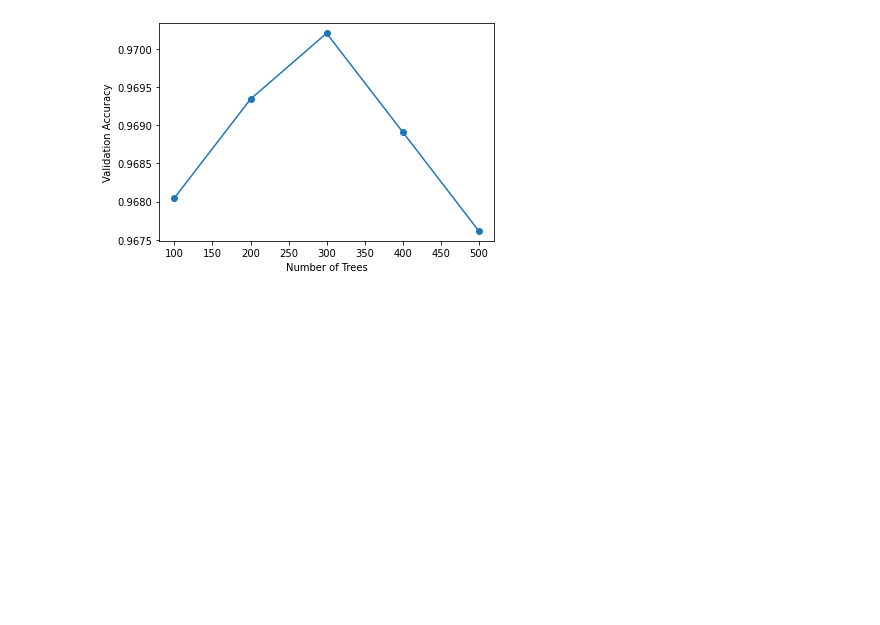
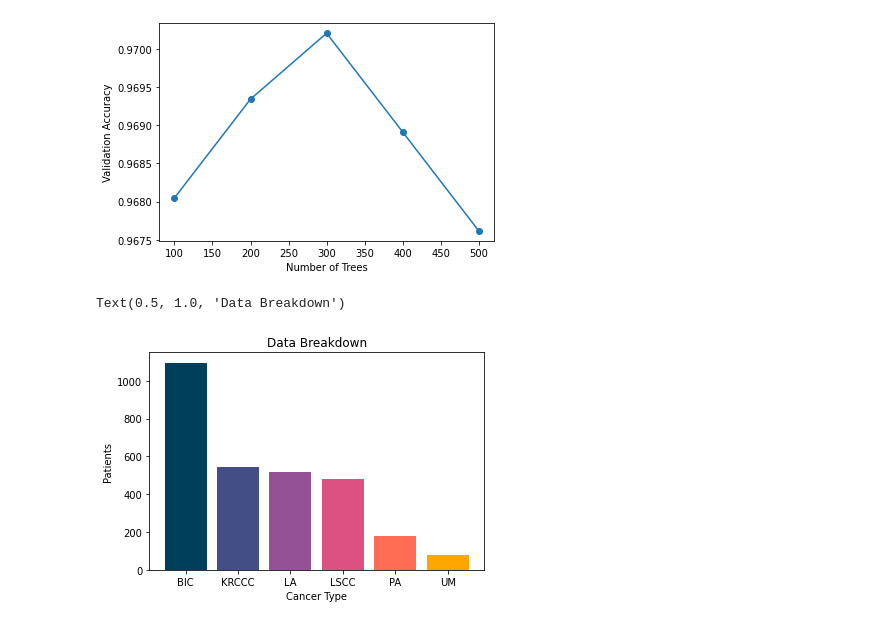
Before and after one commit to drdibble/HW3, a Jupyter notebook: hw3.ipynb, the cells around one changed output. Cells and saved outputs as stored; diff of their text form; code cells hidden in the pictures; blank space fills up the shorter version.

Commit message:
added data imbalance figure

```diff
--- a/hw3.ipynb
+++ b/hw3.ipynb
@@ -166,3 +166,24 @@ def numTrees(file):
 numTrees('rf_cv_results.csv')
 # %% [output]
 [figure]
+# %%
+df = load_data()
+df.head()
+sep = df.groupby('cancer').count()
+
+heights = []
+for i in range(6):
+    heights.append(sep['cancer_code'][i])
+
+plt.bar('BIC', height = heights[0], color='#003f5c')
+plt.bar('KRCCC', height = heights[1], color='#444e86')
+plt.bar('LA', height = heights[2], color='#955196')
+plt.bar('LSCC', height = heights[3], color='#dd5182')
+plt.bar('PA', height = heights[4], color='#ff6e54')
+plt.bar('UM', height = heights[5], color='#ffa600')
+plt.xlabel('Cancer Type')
+plt.ylabel('Patients')
+plt.title('Data Breakdown')
+# %% [output]
+Text(0.5, 1.0, 'Data Breakdown')
+[figure, added]
```
